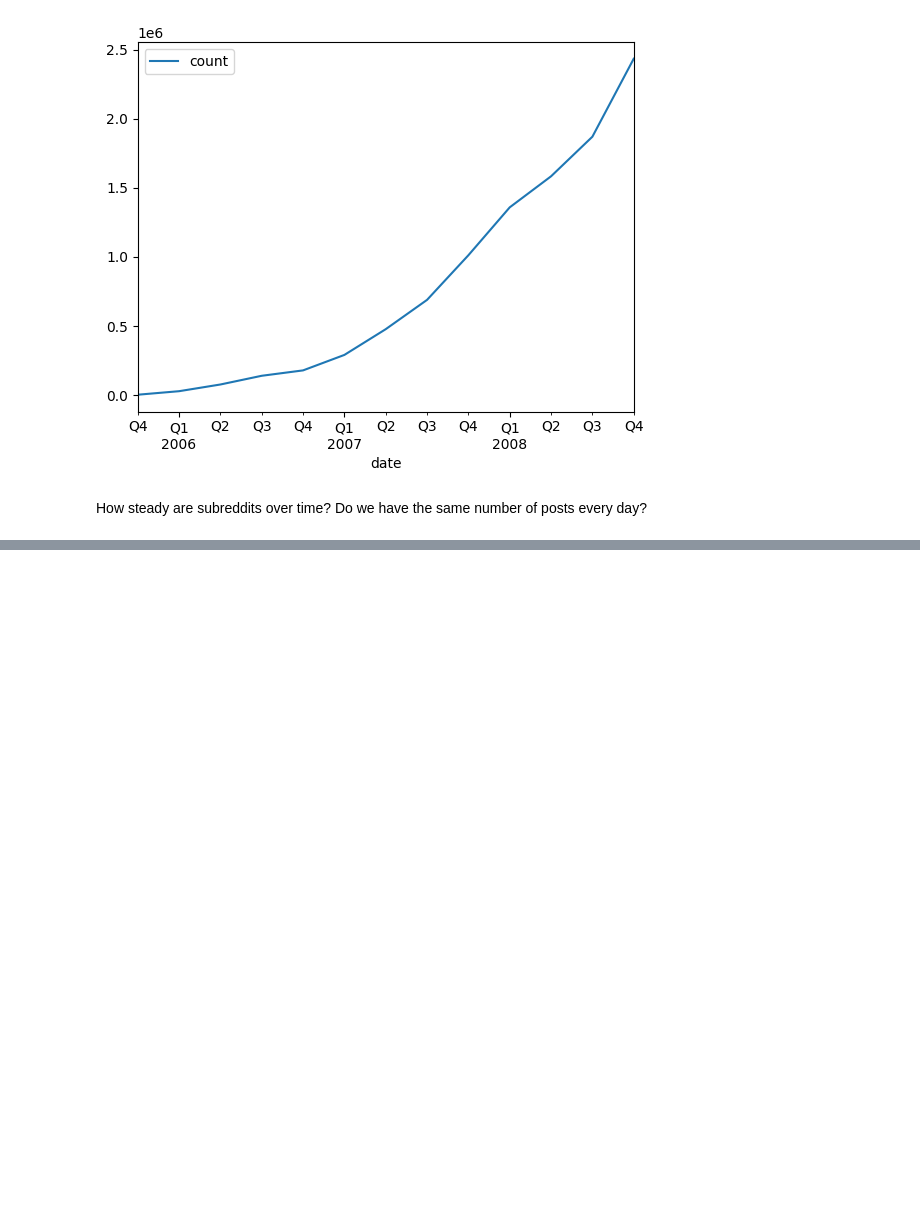
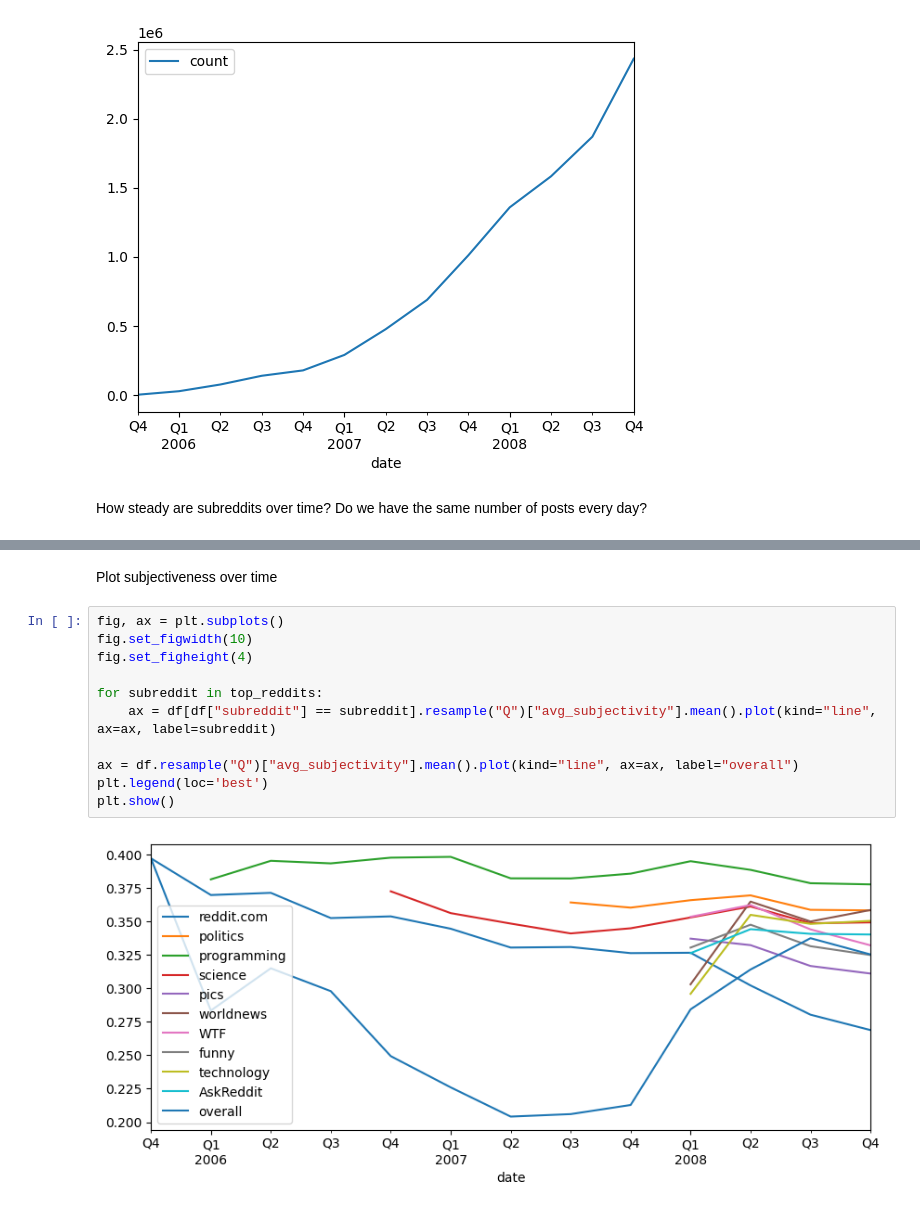
Before and after one commit to Fohlen/reddit-sentiment, a Jupyter notebook: analysis/dataset_description.ipynb, the cells around one changed output, grey strips where cells are left out. Saved outputs shown, nothing was run; the diff lists cells and outputs as text; blank space fills up the shorter version.

```diff
--- a/analysis/dataset_description.ipynb
+++ b/analysis/dataset_description.ipynb
@@ -53,0 +87,15 @@ How steady are subreddits over time? Do we have the same number of posts every d
+# %% [markdown]
+Plot subjectiveness over time
+# %%
+fig, ax = plt.subplots()
+fig.set_figwidth(10)
+fig.set_figheight(4)
+
+for subreddit in top_reddits:
+    ax = df[df["subreddit"] == subreddit].resample("Q")["avg_subjectivity"].mean().plot(kind="line", ax=ax, label=subreddit)
+
+ax = df.resample("Q")["avg_subjectivity"].mean().plot(kind="line", ax=ax, label="overall")
+plt.legend(loc='best')
+plt.show()
+# %% [output]
+[figure, added]
```
Also changed, not shown: parts of 5 cells of this notebook.
